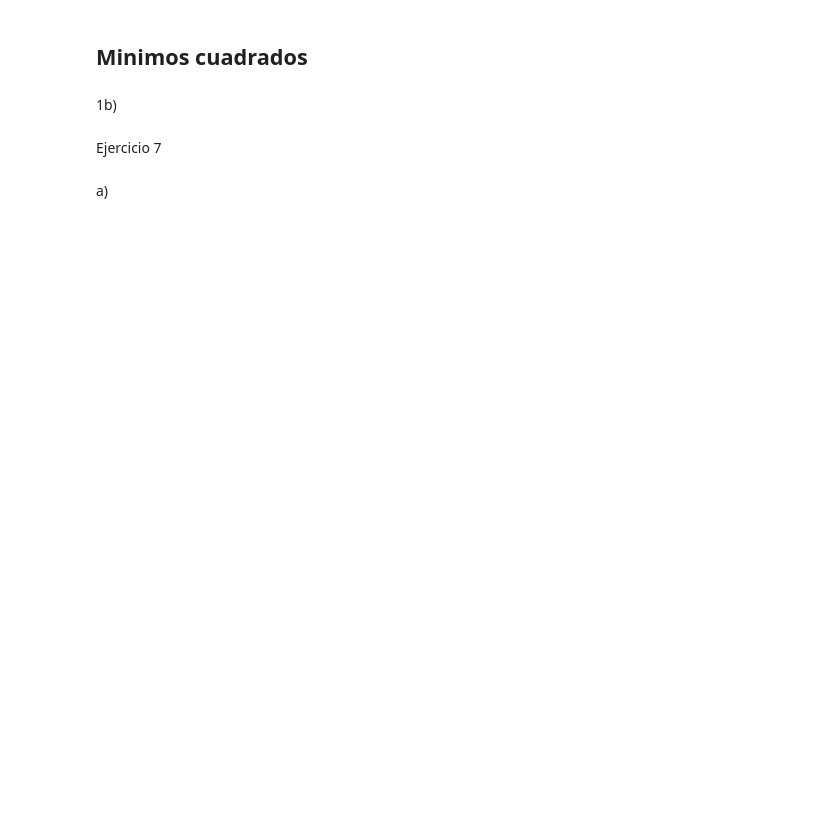
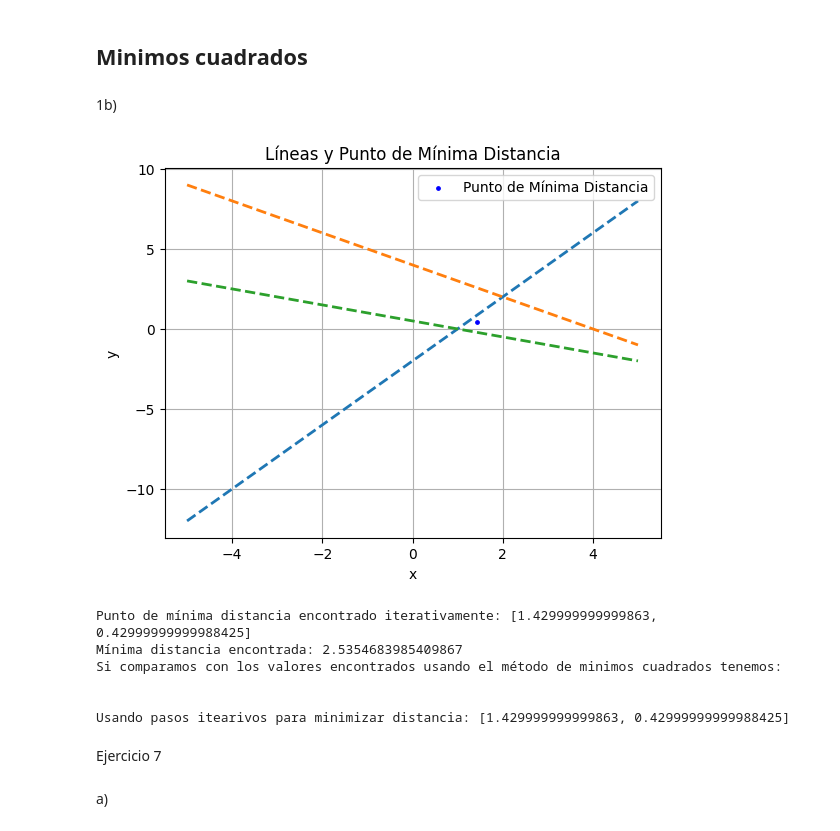
Before and after one commit to Alejandri731/MetodosI_MarianaMontoya_JoseCifuentes, a Jupyter notebook: Ejercicios Parcial 4/Ejercicios_optimización.ipynb, the cells around one changed output. Cells and saved outputs as stored; diff of their text form; code cells hidden in the pictures; blank space fills up the shorter version.

```diff
--- a/Ejercicios Parcial 4/Ejercicios_optimización.ipynb
+++ b/Ejercicios Parcial 4/Ejercicios_optimización.ipynb
@@ -276,6 +367,54 @@ np.sum(PObs)
 ## Minimos cuadrados
 # %% [markdown]
 1b)
+# %%
+A = np.array([[2,-1],[1,2],[1,1]])
+b = np.array([2,1,4])
+# %%
+def min_distance(A):
+# Búsqueda iterativa
+  min_distance = float('inf')
+  min_point = None
+
+  for x in np.arange(-5, 5.01, 0.01):
+      for y in np.arange(-5, 5.01, 0.01):
+          distance = np.linalg.norm(A @ np.array([x, y]) - b)
+          if distance < min_distance:
+              min_distance = distance
+              min_point = [x, y]
+  return min_point, min_distance
+
+min_point, min_distance = min_distance(A)
+x = np.arange(-5, 5.01, 0.01)
+y1 = 2*x -2
+y2 = 4-x
+y3 = -0.5*x + 0.5
+
+plt.plot(x,y1,ls='--',lw=2)
+plt.plot(x,y2,ls='--',lw=2)
+plt.plot(x,y3,ls='--',lw=2)
+#plt.scatter(xsol[0], xsol[1], color='red', marker='*', label='Punto con minimos cuadrados')
+plt.scatter(min_point[0], min_point[1], color='blue', marker='o', label='Punto de Mínima Distancia', s = 6)
+plt.title('Líneas y Punto de Mínima Distancia')
+plt.xlabel('x')
+plt.ylabel('y')
+plt.legend()
+plt.grid(True)
+plt.show()
+
+print("\nPunto de mínima distancia encontrado iterativamente:", min_point)
+print("Mínima distancia encontrada:", min_distance)
+print("Si comparamos con los valores encontrados usando el método de minimos cuadrados tenemos:\n")
+#print("Minimos cuadrados [x,y]", xsol)
+print("\nUsando pasos itearivos para minimizar distancia:", min_point)
+# %% [output]
+[figure, added]
+Punto de mínima distancia encontrado iterativamente: [1.429999999999863, 0.42999999999988425]
+Mínima distancia encontrada: 2.5354683985409867
+Si comparamos con los valores encontrados usando el método de minimos cuadrados tenemos:
+
+
+Usando pasos itearivos para minimizar distancia: [1.429999999999863, 0.42999999999988425]
 # %% [markdown]
 Ejercicio 7
 # %% [markdown]
```
Also changed, not shown: parts of 28 cells of this notebook.
